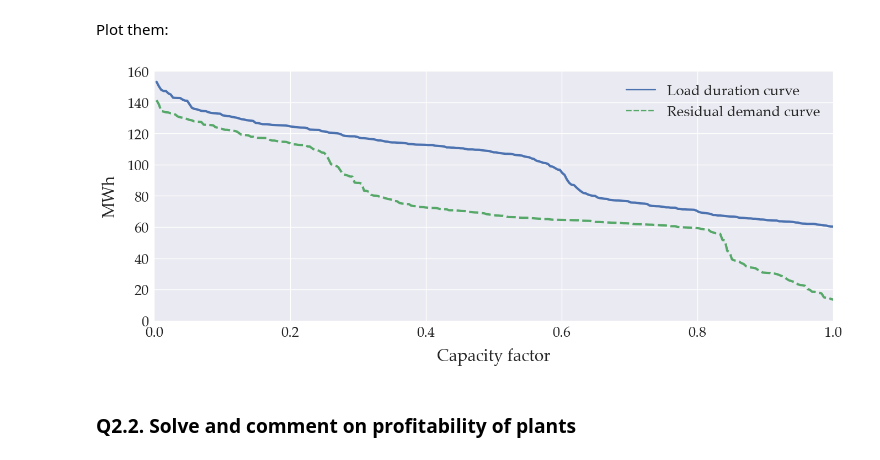
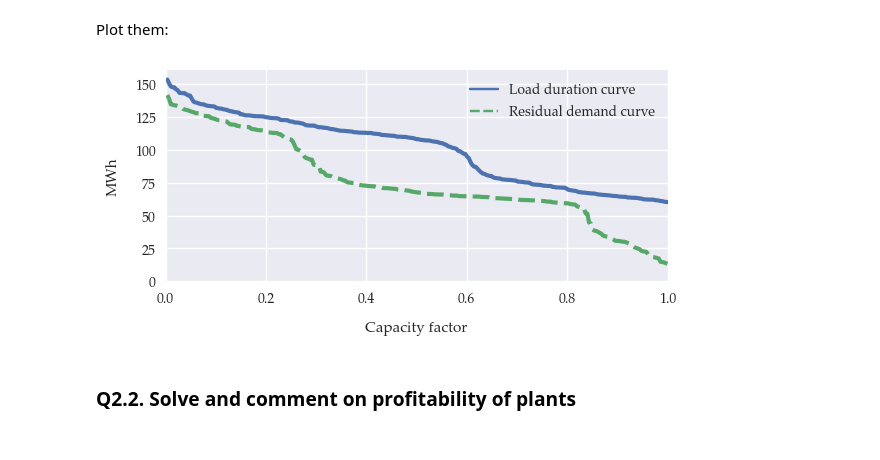
Before and after one commit to ChampionApe/EnergyEconomicsE2023, a Jupyter notebook: Exercises/S4.ipynb, the cells around one changed output. Drawn from its saved outputs; the diff is of its cells as text; code cells hidden in the pictures.

```diff
--- a/Exercises/S4.ipynb
+++ b/Exercises/S4.ipynb
@@ -363,17 +363,17 @@ RDC.index = [i/len(RDC) for i in range(1, len(RDC)+1)]
 # %% [markdown]
 Plot them:
 # %%
-one_graph()
-fig, ax = plt.subplots(1,1,figsize = (14,6));
+fig, ax = plt.subplots(1,1,figsize = (6,3));
 seaborn.lineplot(data = pd.DataFrame({'Load duration curve': LDC, 'Residual demand curve': RDC}),
                  ax = ax, linewidth = 3);
 ax.set_ylabel('MWh', labelpad=10);
 ax.set_ylim([0, 160]);
 ax.set_xlim([0,1]);
 ax.set_xlabel('Capacity factor', labelpad =10);
 fig.tight_layout();
+fig.savefig(os.path.join(d['figs'], "S4_Q21.pdf"),edgecolor='k') # save as pdf
 # %% [output]
-[figure, old version]
+[figure, new version]
 # %% [markdown]
 ### **Q2.2. Solve and comment on profitability of plants**
 # %% [markdown]
```
Also changed, not shown: parts of 48 cells of this notebook, 7 other files.
